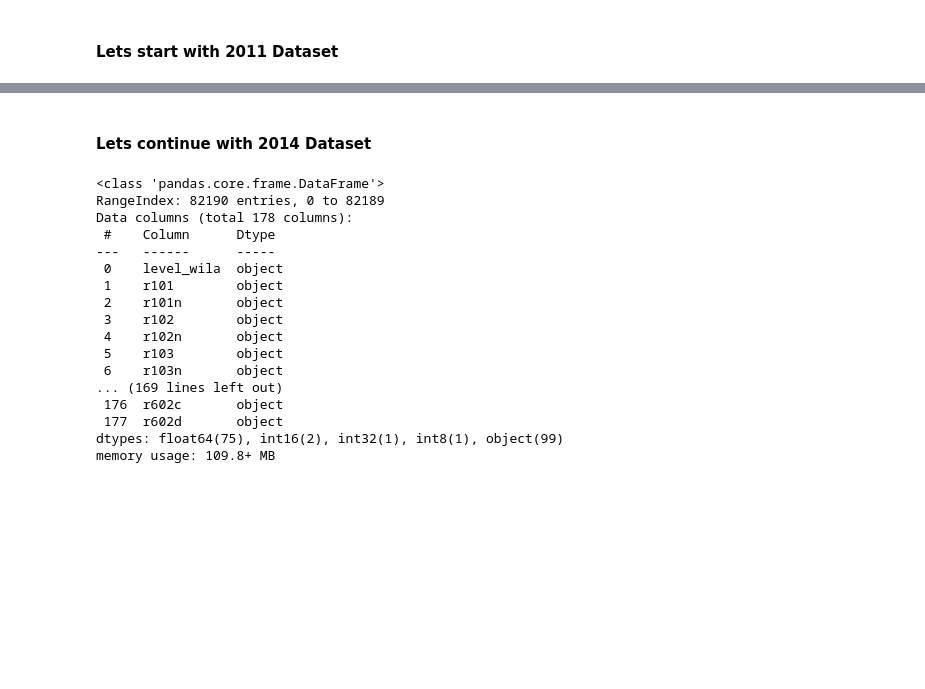
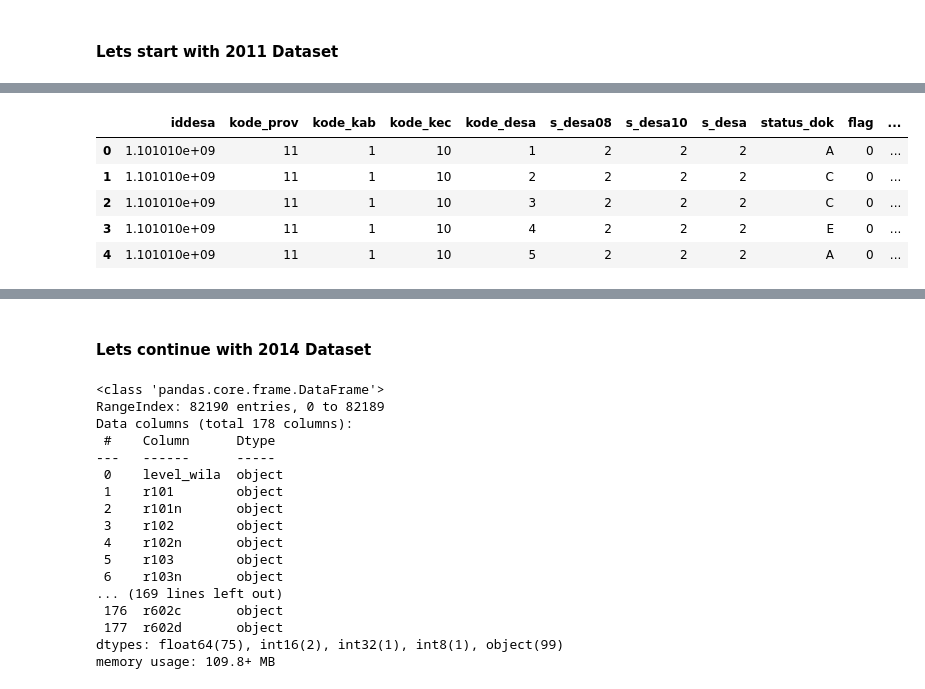
Before and after one commit to shrpadma2/24Spr_Shreyas_Pranav_Indonesia_Poverty, a Jupyter notebook: code/Shreyas/EDA_Initial_Analysis_Shreyas.ipynb, the cells around one changed output, grey strips where cells are left out. Drawn from its saved outputs; the diff is of its cells as text; code cells hidden in the pictures; blank space fills up the shorter version.

```diff
--- a/code/Shreyas/EDA_Initial_Analysis_Shreyas.ipynb
+++ b/code/Shreyas/EDA_Initial_Analysis_Shreyas.ipynb
@@ -20,0 +31,4 @@ df_2011_podes_1.head()
+# %%
+import pyreadstat
+
+df_2011_podes_1, meta = pyreadstat.read_dta("podes_desa_2011_d1.dta")
@@ -20,0 +64,10 @@ df_2011_podes_1.head()
+# %%
+df_2011_podes_2, meta = pyreadstat.read_dta("podes_desa_2011_d2.dta")
+df_2011_podes_1.head()
+# %% [output]
+|  | iddesa | kode_prov | kode_kab | kode_kec | kode_desa | s_desa08 | s_desa10 | s_desa | status_dok | flag | ... |
+| 0 | 1.101010e+09 | 11 | 1 | 10 | 1 | 2 | 2 | 2 | A | 0 | ... |
+| 1 | 1.101010e+09 | 11 | 1 | 10 | 2 | 2 | 2 | 2 | C | 0 | ... |
+| 2 | 1.101010e+09 | 11 | 1 | 10 | 3 | 2 | 2 | 2 | C | 0 | ... |
+| 3 | 1.101010e+09 | 11 | 1 | 10 | 4 | 2 | 2 | 2 | E | 0 | ... |
+| 4 | 1.101010e+09 | 11 | 1 | 10 | 5 | 2 | 2 | 2 | A | 0 | ... |
```
Also changed, not shown: parts of 15 cells of this notebook.
